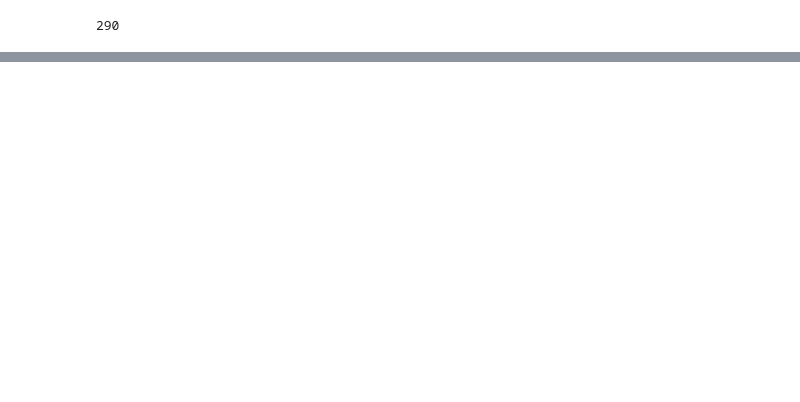
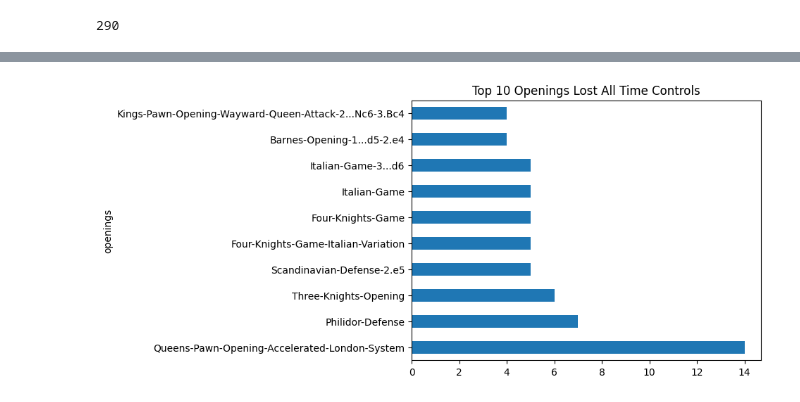
Before and after one commit to hfactor13/MyChessGames, a Jupyter notebook: chess_analysis.ipynb, the cells around one changed output, grey strips where cells are left out. Saved outputs shown, nothing was run; the diff lists cells and outputs as text; code cells hidden in the pictures; blank space fills up the shorter version.

```diff
--- a/chess_analysis.ipynb
+++ b/chess_analysis.ipynb
@@ -323,0 +364,10 @@ chess_games["openings"].nunique()
+# %%
+def plot_game_result_by_openings(df, result):
+    df = df[["openings", "game_result"]].where(df["game_result"] == result).dropna()
+    df.groupby("openings").size().sort_values(ascending = False)[:10].plot(kind = "barh", title = f"Top 10 Openings {result} All Time Controls")
+    plt.xticks(minor = True)
+    plt.show()
+# %%
+plot_game_result_by_openings(chess_games, "Lost")
+# %% [output]
+[figure, added]
```
Also changed, not shown: parts of 16 cells of this notebook.
